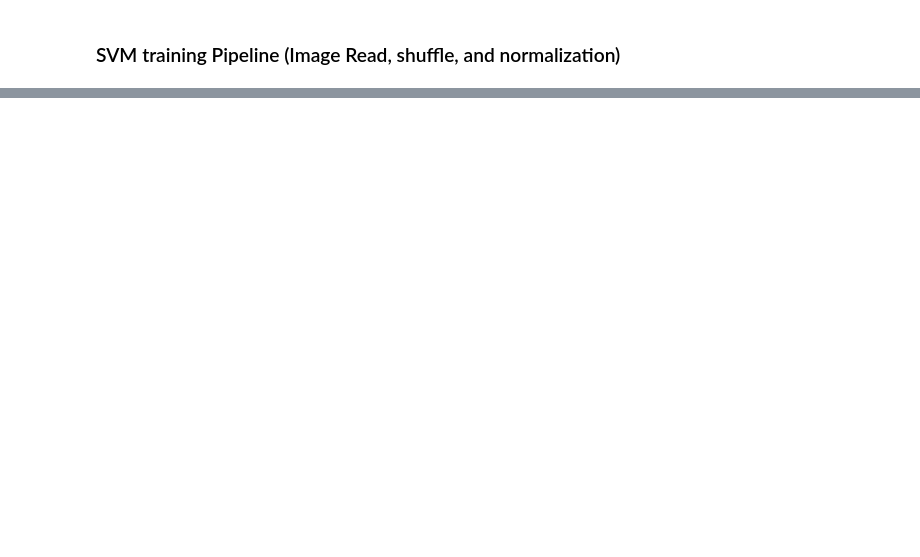
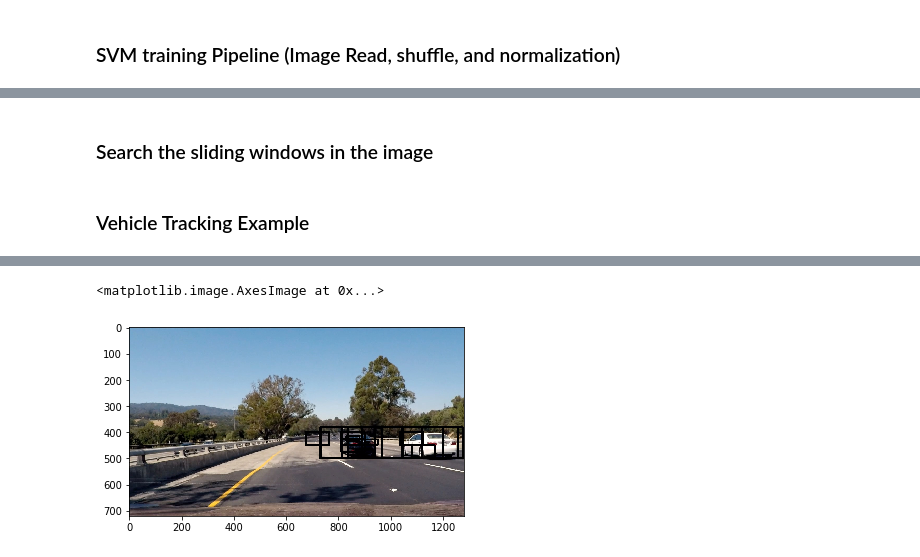
Before and after one commit to OwenHua666/CarND-Vehicle-Detection, a Jupyter notebook: vehicle_track_pipeline.ipynb, the cells around one changed output, grey strips where cells are left out. Saved outputs shown, nothing was run; the diff lists cells and outputs as text; code cells hidden in the pictures; blank space fills up the shorter version.

```diff
--- a/vehicle_track_pipeline.ipynb
+++ b/vehicle_track_pipeline.ipynb
@@ -157,6 +159,8 @@ def extract_features_color(imgs, cspace='RGB', spatial_size=(32, 32),
             elif cspace == 'YUV':
                 feature_image = cv2.cvtColor(image, cv2.COLOR_RGB2YUV)
         else: feature_image = np.copy(image)
+        # Resize the feature_image to the same size
+        feature_image = cv2.resize(feature_image,spatial_size)
         # Apply bin_spatial() to get spatial color features
         spatial_features = bin_spatial(feature_image, size=spatial_size)
         # Apply color_hist() also with a color space option now
@@ -169,7 +173,7 @@ def extract_features_color(imgs, cspace='RGB', spatial_size=(32, 32),
 # Define a function to extract features from a list of images
 # Have this function call bin_spatial() and color_hist()
 def extract_features_hog(imgs, cspace='RGB', orient=9,
-                        pix_per_cell=8, cell_per_block=2, hog_channel=0):
+                        pix_per_cell=8, cell_per_block=2, hog_channel=0, spatial_size = (16,16)):
     # Create a list to append feature vectors to
     features = []
     # Iterate through the list of images
@@ -190,6 +194,9 @@ def extract_features_hog(imgs, cspace='RGB', orient=9,
                 feature_image = cv2.cvtColor(image, cv2.COLOR_RGB2YCrCb)
         else: feature_image = np.copy(image)
 
+        # Resize the feature_image to the same size
+        feature_image = cv2.resize(feature_image,spatial_size)
+
         # Call get_hog_features() with vis=False, feature_vec=True
         if hog_channel == 'ALL':
             hog_features = []
@@ -239,9 +246,9 @@ The dataset is balanced
 
 # Reduced the amount of image in the dataset to speed up dubugging
 
-sample_size = 500
-cars = cars[0:sample_size]
-notcars = notcars[0:sample_size]
+## sample_size = 500
+## cars = cars[0:sample_size]
+## notcars = notcars[0:sample_size]
 
 # TODO play with these values to see how your classifier
 # performs under different binning scenarios
@@ -250,23 +257,23 @@ notcars = notcars[0:sample_size]
 color_space = 'HLS'
 spatial = 16
 histbin = 48
+spatial_size = (spatial,spatial)
 
 car_features_color = extract_features_color(cars, cspace=color_space, spatial_size=(spatial, spatial),
                         hist_bins=histbin, hist_range=(0, 256))
-notcar_features_color = extract_features_color(notcars, cspace='RGB', spatial_size=(spatial, spatial),
+notcar_features_color = extract_features_color(notcars, cspace=color_space, spatial_size=(spatial, spatial),
                         hist_bins=histbin, hist_range=(0, 256))
 
-colorspace = 'RGB' # Can be RGB, HSV, LUV, HLS, YUV, YCrCb
 orient = 9
 pix_per_cell = 8
 cell_per_block = 2
 hog_channel = 0 # Can be 0, 1, 2, or "ALL"
 
 t=time.time()
-car_features_hog = extract_features_hog(cars, cspace=colorspace, orient=orient,
+car_features_hog = extract_features_hog(cars, cspace=color_space, orient=orient,
                         pix_per_cell=pix_per_cell, cell_per_block=cell_per_block,
                         hog_channel=hog_channel)
-notcar_features_hog = extract_features_hog(notcars, cspace=colorspace, orient=orient,
+notcar_features_hog = extract_features_hog(notcars, cspace=color_space, orient=orient,
                         pix_per_cell=pix_per_cell, cell_per_block=cell_per_block,
                         hog_channel=hog_channel)
 t2 = time.time()
@@ -275,6 +282,7 @@ print(round(t2-t, 2), 'Seconds to extract HOG features...')
 # concatenate the hog and color features for each image
 car_features = []
 notcar_features = []
+
 for i in range(len(car_features_hog)):
     car_features.append(np.concatenate((car_features_color[i],car_features_hog[i])))
 for i in range(len(notcar_features_hog)):
@@ -282,6 +290,8 @@ for i in range(len(notcar_features_hog)):
 
 # Create an array stack of feature vectors
 X = np.vstack((car_features, notcar_features)).astype(np.float64)
+
+## sys.exit("Error message")
 # Fit a per-column scaler
 X_scaler = StandardScaler().fit(X)
 # Apply the scaler to X
@@ -327,0 +472,2 @@ For these 10 labels:  [ 0.  0.  0.  0.  0.  0.  0.  0.  0.  1.]
+# %% [markdown]
+### Search the sliding windows in the image
@@ -327,0 +508,19 @@ For these 10 labels:  [ 0.  0.  0.  0.  0.  0.  0.  0.  0.  1.]
+# %% [markdown]
+### Vehicle Tracking Example
+# %%
+image_test = mpimg.imread('test_images/test4.jpg')
+# Rescale the jpg image to png image
+image_test = np.float32(image_test)/255.0
+spatial_feat = True
+hist_feat = True
+hog_feat = True
+hot_windows = search_windows(image_test, windows, clf, X_scaler, color_space=color_space,
+                        spatial_size=(16,16), hist_bins=48,
+                        orient=9, pix_per_cell=8,
+                        cell_per_block=2,
+                        hog_channel=0, spatial_feat=spatial_feat,
+                        hist_feat=hist_feat, hog_feat=hog_feat)
+
+window_img = draw_boxes(image_test, hot_windows, color=(0, 0, 255), thick=6)
+plt.imshow(window_img)
+# %% [output]
@@ -327,0 +529,2 @@ For these 10 labels:  [ 0.  0.  0.  0.  0.  0.  0.  0.  0.  1.]
+<matplotlib.image.AxesImage at 0x...>
+[figure, added]
```
Also changed, not shown: parts of 21 cells of this notebook, 4 other files.
